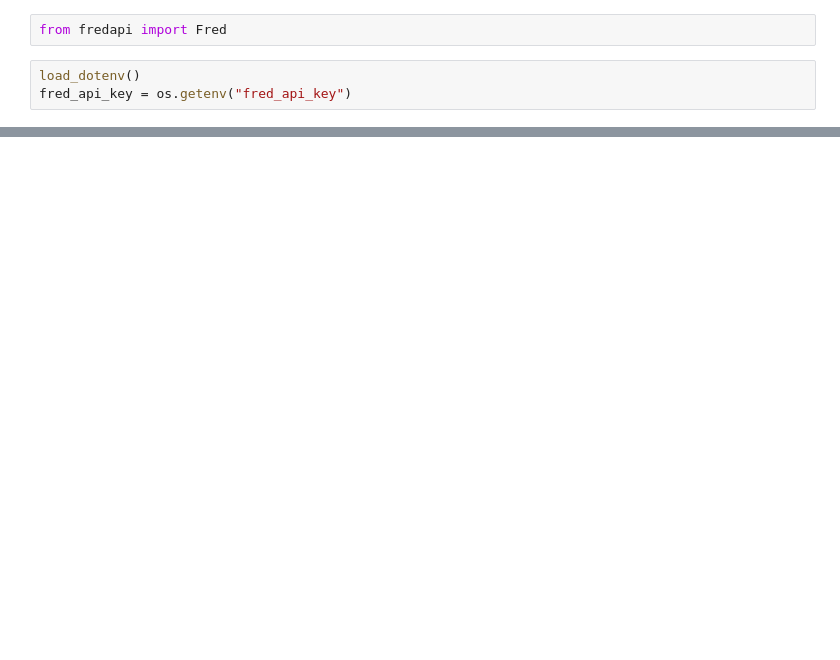
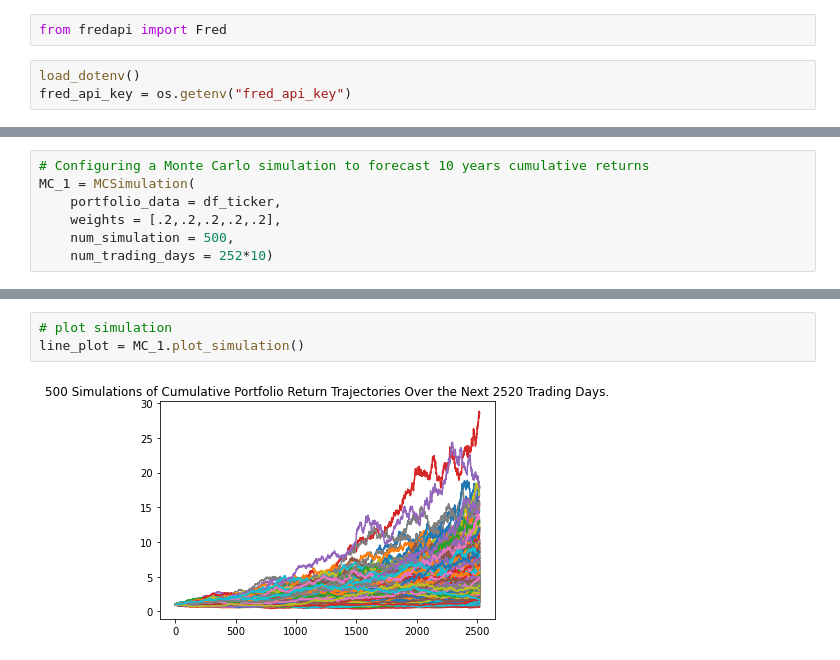
Before and after one commit to hagankj/Team-3-Repo, a Jupyter notebook: api_data.ipynb, the cells around one changed output, grey strips where cells are left out. Cells and saved outputs as stored; diff of their text form; blank space fills up the shorter version.

Commit message:
added Monte Carlo simulation

```diff
--- a/api_data.ipynb
+++ b/api_data.ipynb
@@ -135,0 +166,7 @@ Length: 1239, dtype: float64
+# %%
+# Configuring a Monte Carlo simulation to forecast 10 years cumulative returns
+MC_1 = MCSimulation(
+    portfolio_data = df_ticker,
+    weights = [.2,.2,.2,.2,.2],
+    num_simulation = 500,
+    num_trading_days = 252*10)
@@ -135,0 +230,5 @@ Length: 1239, dtype: float64
+# %%
+# plot simulation
+line_plot = MC_1.plot_simulation()
+# %% [output]
+[figure, added]
```
Also changed, not shown: parts of 15 cells of this notebook, 1 other file.
